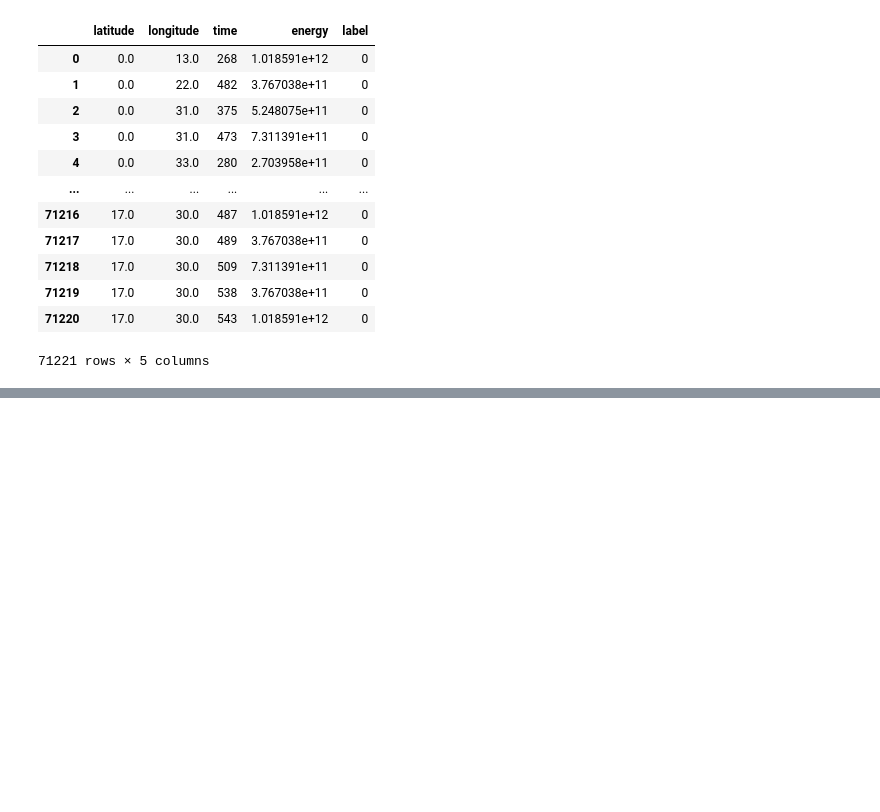
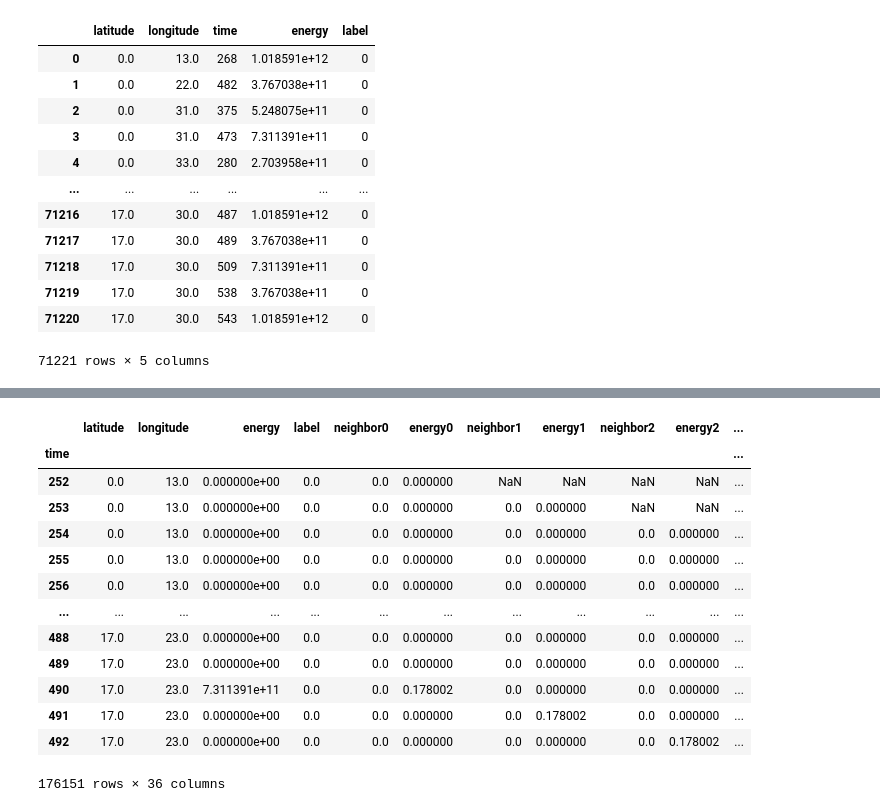
Before and after one commit to Michal1337/eq-prediction, a Jupyter notebook: notebooks/data_world_dataset/simple_model_v4.ipynb, the cells around one changed output, grey strips where cells are left out. Saved outputs shown, nothing was run; the diff lists cells and outputs as text; code cells hidden in the pictures; blank space fills up the shorter version.

```diff
--- a/notebooks/data_world_dataset/simple_model_v4.ipynb
+++ b/notebooks/data_world_dataset/simple_model_v4.ipynb
@@ -154,0 +148,47 @@ df_train
+# %%
+for i in df_train["latitude"].unique():
+    for j in df_train["longitude"].unique():
+        if not df_train[(df_train["latitude"] == i) & (df_train["longitude"] == j)].empty:
+            for x in [-1, 0, 1]:
+                for y in [-1, 0, 1]:
+                    if not df_train[(df_train["latitude"] == i + x) & (df_train["longitude"] == j + y)].empty and not (x == 0 and y == 0):
+                        df_train.loc[(df_train["latitude"] == i) & (df_train["longitude"] == j), "neighbor0"] += df_train[(df_train["latitude"] == i + x) & (df_train["longitude"] == j + y)]["energy"]
+                        df_train["neighbor0"] = df_train["neighbor0"].fillna(0)
+# %%
+dfs_train, dfs_val = [], []
+for i in df_train["latitude"].unique():
+    for j in df_train["longitude"].unique():
+        tmp1 = df_train[(df_train["latitude"] == i) & (df_train["longitude"] == j)]
+        tmp2 = df_val[(df_val["latitude"] == i) & (df_val["longitude"] == j)]
+        if not tmp1.empty and not tmp2.empty:
+            scaler = MinMaxScaler()
+            tmp1["neighbor0"] = scaler.fit_transform(tmp1[["neighbor0"]])
+            tmp2["neighbor0"] = scaler.transform(tmp2[["neighbor0"]])
+            tmp1["energy0"] = scaler.fit_transform(tmp1[["energy"]])
+            tmp2["energy0"] = scaler.transform(tmp2[["energy"]])
+            for idx in range(1, block_size):
+                tmp1["neighbor" + str(idx)] = tmp1["neighbor0"].shift(idx)
+                tmp2["neighbor" + str(idx)] = tmp2["neighbor0"].shift(idx)
+                tmp1["energy" + str(idx)] = tmp1["energy0"].shift(idx)
+                tmp2["energy" + str(idx)] = tmp2["energy0"].shift(idx)
+            dfs_train.append(tmp1)
+            dfs_val.append(tmp2)
+df_final_train = pd.concat(dfs_train)
+df_final_val = pd.concat(dfs_val)
+# %%
+df_final_train
+# %% [output]
+|  | latitude | longitude | energy | label | neighbor0 | energy0 | neighbor1 | energy1 | neighbor2 | energy2 | ... |
+| time |  |  |  |  |  |  |  |  |  |  | ... |
+| 252 | 0.0 | 13.0 | 0.000000e+00 | 0.0 | 0.0 | 0.000000 | NaN | NaN | NaN | NaN | ... |
+| 253 | 0.0 | 13.0 | 0.000000e+00 | 0.0 | 0.0 | 0.000000 | 0.0 | 0.000000 | NaN | NaN | ... |
+| 254 | 0.0 | 13.0 | 0.000000e+00 | 0.0 | 0.0 | 0.000000 | 0.0 | 0.000000 | 0.0 | 0.000000 | ... |
+| 255 | 0.0 | 13.0 | 0.000000e+00 | 0.0 | 0.0 | 0.000000 | 0.0 | 0.000000 | 0.0 | 0.000000 | ... |
+| 256 | 0.0 | 13.0 | 0.000000e+00 | 0.0 | 0.0 | 0.000000 | 0.0 | 0.000000 | 0.0 | 0.000000 | ... |
+| ... | ... | ... | ... | ... | ... | ... | ... | ... | ... | ... | ... |
+| 488 | 17.0 | 23.0 | 0.000000e+00 | 0.0 | 0.0 | 0.000000 | 0.0 | 0.000000 | 0.0 | 0.000000 | ... |
+| 489 | 17.0 | 23.0 | 0.000000e+00 | 0.0 | 0.0 | 0.000000 | 0.0 | 0.000000 | 0.0 | 0.000000 | ... |
+| 490 | 17.0 | 23.0 | 7.311391e+11 | 0.0 | 0.0 | 0.178002 | 0.0 | 0.000000 | 0.0 | 0.000000 | ... |
+| 491 | 17.0 | 23.0 | 0.000000e+00 | 0.0 | 0.0 | 0.000000 | 0.0 | 0.178002 | 0.0 | 0.000000 | ... |
+| 492 | 17.0 | 23.0 | 0.000000e+00 | 0.0 | 0.0 | 0.000000 | 0.0 | 0.000000 | 0.0 | 0.178002 | ... |
+176151 rows × 36 columns
```
Also changed, not shown: parts of 20 cells of this notebook, 8 other files.
